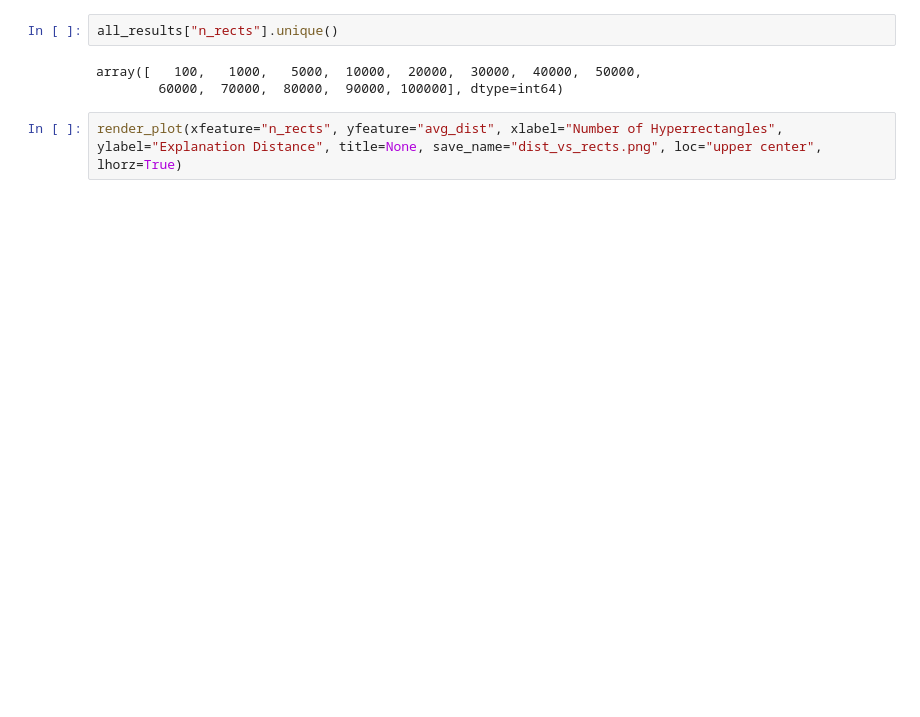
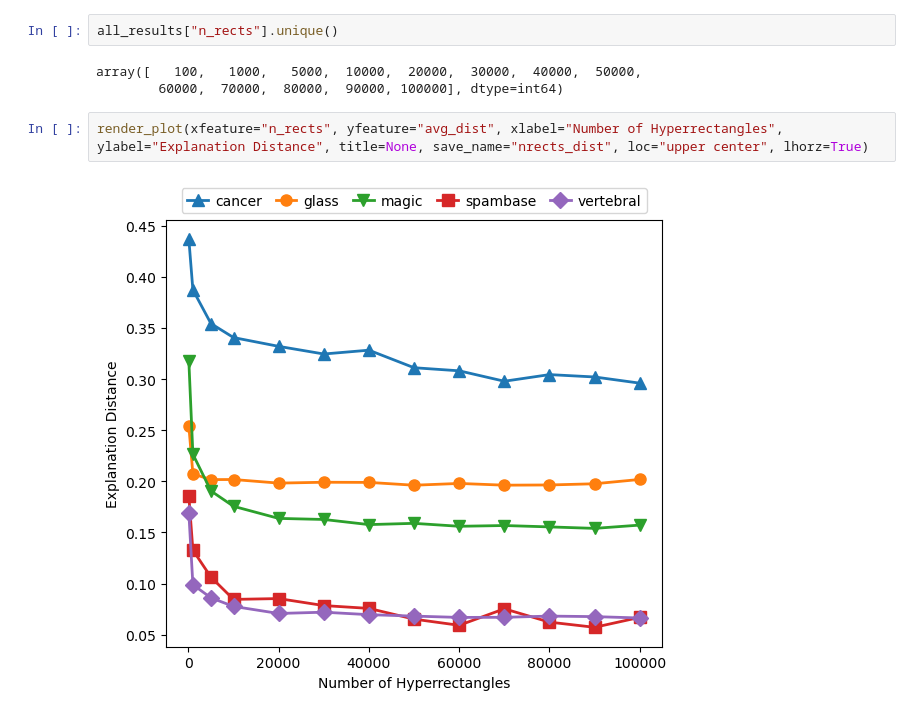
Before and after one commit to PeterVanNostrand/FACET, a Jupyter notebook: figures/vary_nrects.ipynb, the cells around one changed output. Saved outputs shown, nothing was run; the diff lists cells and outputs as text; blank space fills up the shorter version.

```diff
--- a/figures/vary_nrects.ipynb
+++ b/figures/vary_nrects.ipynb
@@ -100,5 +101,7 @@ all_results["n_rects"].unique()
 array([   100,   1000,   5000,  10000,  20000,  30000,  40000,  50000,
         60000,  70000,  80000,  90000, 100000], dtype=int64)
 # %%
-render_plot(xfeature="n_rects", yfeature="avg_dist", xlabel="Number of Hyperrectangles", ylabel="Explanation Distance", title=None, save_name="dist_vs_rects.png", loc="upper center", lhorz=True)
+render_plot(xfeature="n_rects", yfeature="avg_dist", xlabel="Number of Hyperrectangles", ylabel="Explanation Distance", title=None, save_name="nrects_dist", loc="upper center", lhorz=True)
+# %% [output]
+[figure, added]
 # %%
```
Also changed, not shown: parts of 5 cells of this notebook, 17 other files.
